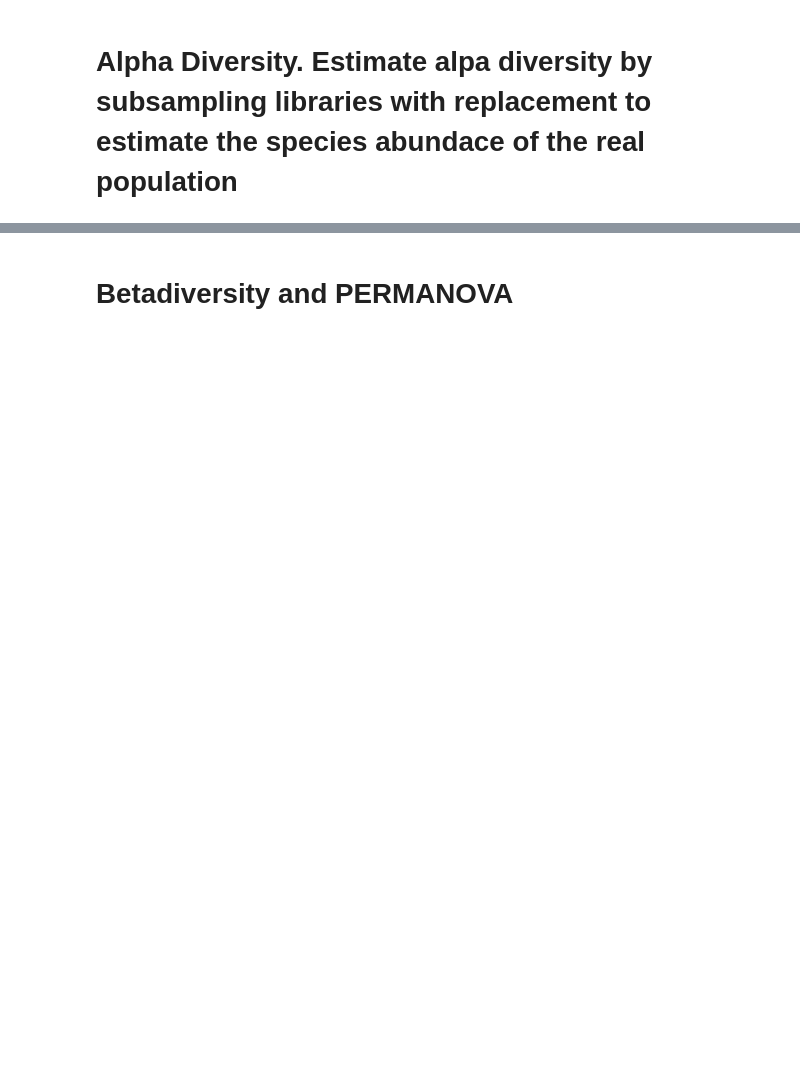
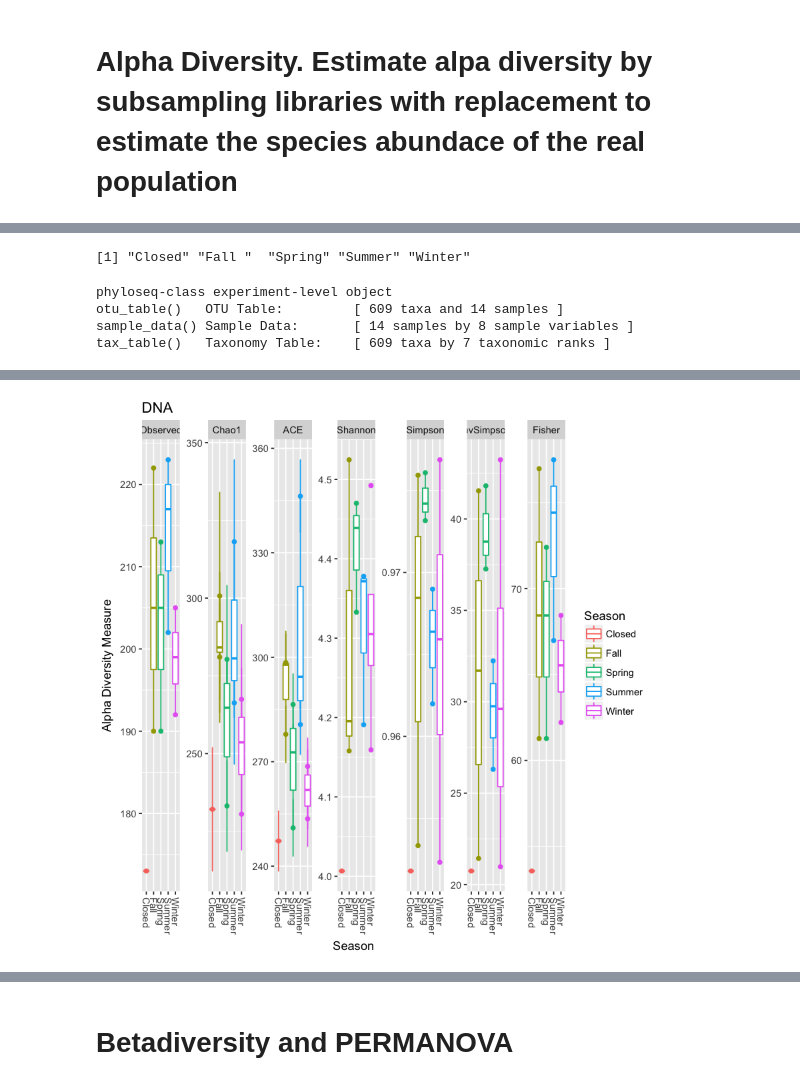
Before and after one commit to pjtorres/Bioinformatics-BC, a Jupyter notebook: Phyloseq/Phyloseq_BBClub.ipynb, the cells around one changed output, grey strips where cells are left out. Saved outputs shown, nothing was run; the diff lists cells and outputs as text; code cells hidden in the pictures; blank space fills up the shorter version.

```diff
--- a/Phyloseq/Phyloseq_BBClub.ipynb
+++ b/Phyloseq/Phyloseq_BBClub.ipynb
@@ -463,0 +416,15 @@ This is vegan 2.4-4
+# %%
+levels(sample_data(viral.rarefy)$Season)
+# %% [output]
+[1] "Closed" "Fall "  "Spring" "Summer" "Winter"
+# %%
+#Alpha diversity
+#pdf('PDF_Phyloseq/DNA_RNA_alpha_diversity.pdf')
+viral.rarefy
+plot_richness(viral.rarefy, x = "Season", color='Season') + geom_boxplot()+ggtitle('DNA')
+#dev.off()
+# %% [output]
+phyloseq-class experiment-level object
+otu_table()   OTU Table:         [ 609 taxa and 14 samples ]
+sample_data() Sample Data:       [ 14 samples by 8 sample variables ]
+tax_table()   Taxonomy Table:    [ 609 taxa by 7 taxonomic ranks ]
@@ -464,3 +433,4 @@ This is vegan 2.4-4
+[figure, added]
 # %%
 #pdf('PDF_Phyloseq_Seasonal_Viruses/November/DNA_RNA_Alpha_Diversity.pdf')
 p<-plot_anova_diversity(viral.rarefy, method = c("richness","simpson", "shannon"),grouping_column =  "Season",pValueCutoff=0.05)+
```
Also changed, not shown: parts of 41 cells of this notebook.
